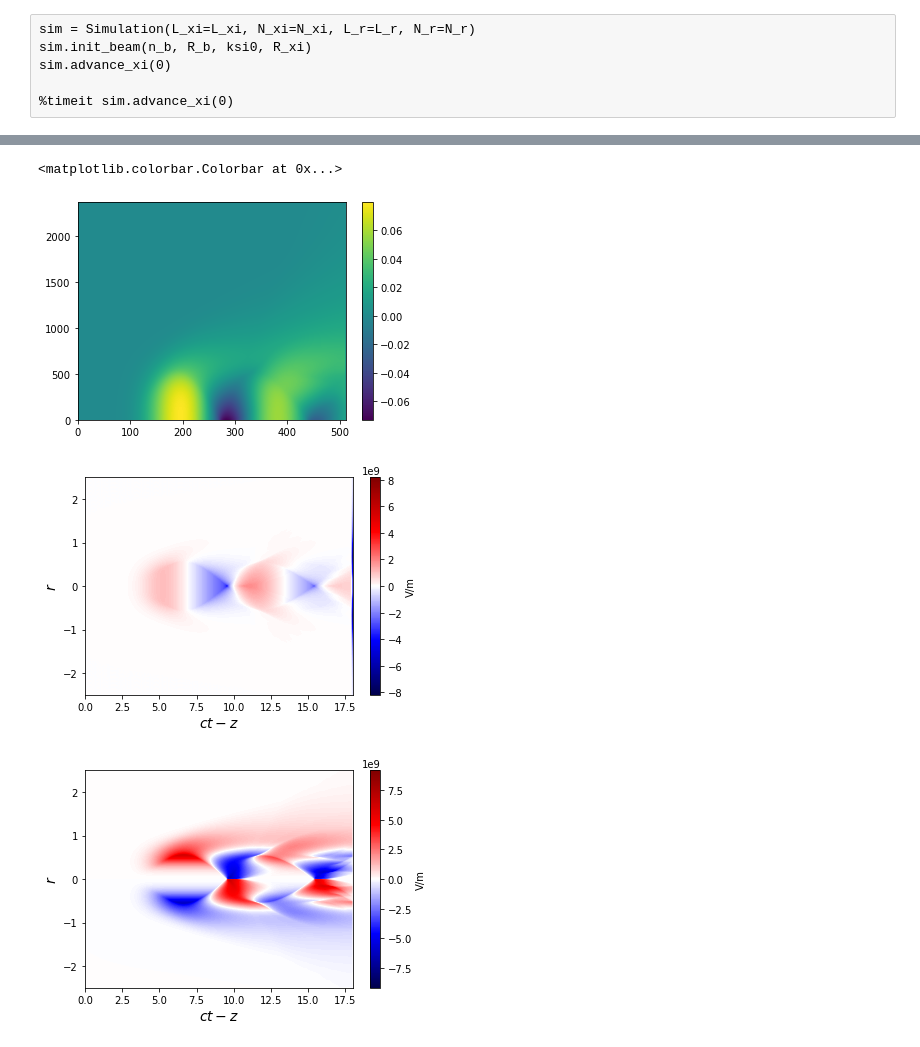
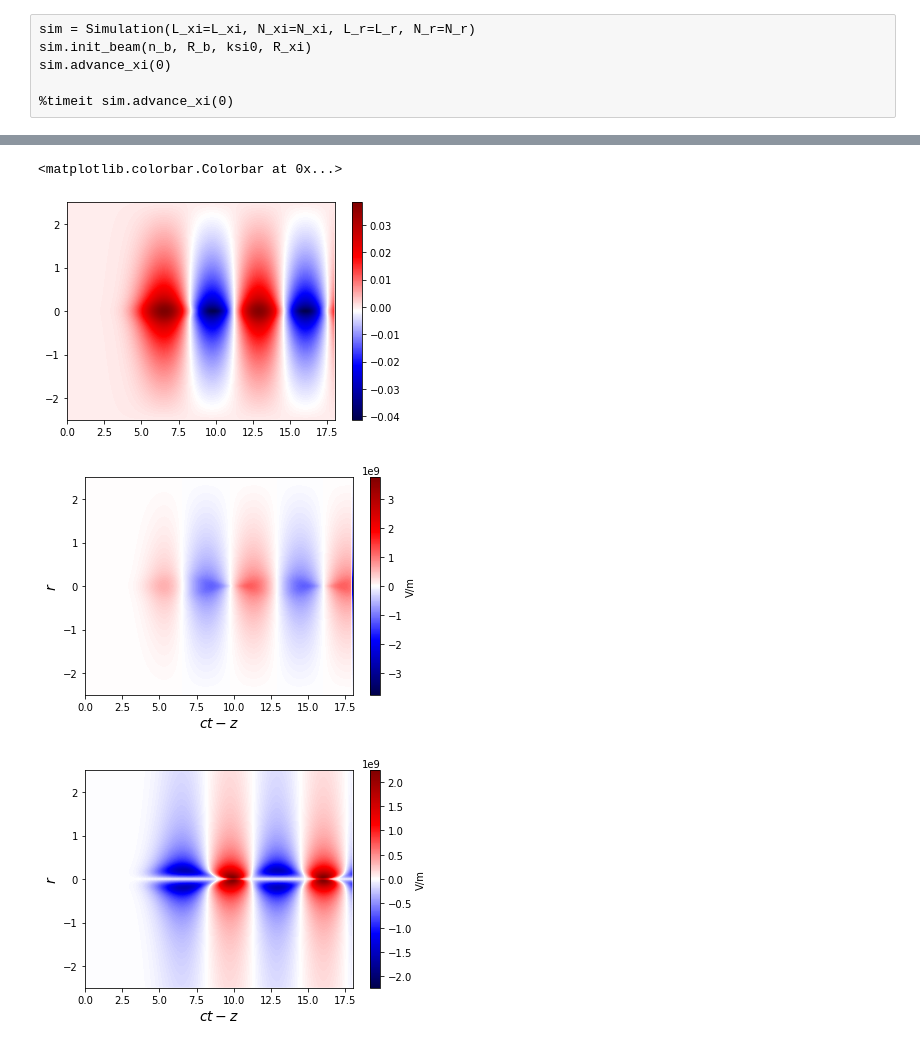
Before and after one commit to viktoriiazakharova/QSA_PWFA, a Jupyter notebook: example/simulation_test_2.ipynb, the cells around one changed output, grey strips where cells are left out. Drawn from its saved outputs; the diff is of its cells as text; code cells hidden in the pictures.

```diff
--- a/example/simulation_test_2.ipynb
+++ b/example/simulation_test_2.ipynb
@@ -27,10 +27,12 @@ Lambda = 0.05)
 """
 
 # Beam
-n_b = 5.
+n_b = 0.8
 R_b = 0.1
 ksi0 = 5
-R_xi = 1
+R_xi = 0.1
+#R_xi = 1
+
 
 # plasma
 L_xi = 18
@@ -38,11 +40,17 @@ L_r = 10.0/4
 
 # grid
 N_xi = 512
+N_r = 512
+
 
 d_xi = L_xi / N_xi
-dr = 0.03 * d_xi
 
-N_r = int(np.ceil(L_r/dr / 4)*4)
-L_r = N_r * dr
+dr = L_r / N_r
+
+#dr = 0.03 * d_xi
+
+
+#N_r = int(np.ceil(L_r/dr / 4)*4)
+#L_r = N_r * dr
 n_b * (2*np.pi)**1.5 * (k_p_inv*R_b)**2 * (k_p_inv*R_xi) * 1e23 * e * 1e12
 # %% [output]
@@ -55,13 +63,20 @@ sim.advance_xi(0)
 %timeit sim.advance_xi(0)
 # %%
 sim = Simulation(L_xi=L_xi, N_xi=N_xi, L_r=L_r, N_r=N_r,
-                 dens_func= lambda r: 1 #np.exp(-0.5 * ((r-0.5)/0.2)**2)
+                 # dens_func= lambda r: 1 #np.exp(-0.5 * ((r-0.5)/0.2)**2)
                 )
 sim.init_beam(n_b, R_b, ksi0, R_xi)
 
 r_xi = np.zeros((sim.N_xi, sim.N_r))
 vz_xi = np.zeros((sim.N_xi, sim.N_r))
 phi_xi = np.zeros((sim.N_xi, sim.N_r))
+dPsi_dr_xi = np.zeros((sim.N_xi, sim.N_r))
+dpsi_dxi_xi = np.zeros((sim.N_xi, sim.N_r))
+d2psi_dxi2_xi = np.zeros((sim.N_xi, sim.N_r))
+
+d2psi_dxi2_numer = np.zeros_like(d2psi_dxi2_xi)
+d2psi_dxi2_num_num = np.zeros_like(d2psi_dxi2_xi)
+
 dAr_dxi_xi = np.zeros((sim.N_xi, sim.N_r))
 force_xi = np.zeros((sim.N_xi, sim.N_r))
 
@@ -69,9 +84,18 @@ r_xi[0] = sim.r
 vz_xi[0] = sim.v_z
 
 for i_xi in tqdm(range(N_xi-1)):
-    sim.advance_xi()
+    sim.advance_xi(correct_Psi=False, correct_vz=False)
     r_xi[i_xi+1] = sim.r
     vz_xi[i_xi+1] = sim.v_z
     phi_xi[i_xi+1] = sim.Psi
     dAr_dxi_xi[i_xi+1] = sim.dAr_dxi
     force_xi[i_xi+1] = sim.F
+    dPsi_dr_xi[i_xi+1] = sim.dPsi_dr
+    dpsi_dxi_xi[i_xi+1] = sim.dpsi_dxi
+    d2psi_dxi2_xi[i_xi+1] = sim.d2psi_dxi2
+# %%
+for i in tqdm(range(N_r-1)):
+    d2psi_dxi2_numer[1:-1, i] = 0.5 *( dpsi_dxi_xi[2:, i]-dpsi_dxi_xi[:-2, i]) / d_xi
+# %%
+for i in tqdm(range(N_r-1)):
+    d2psi_dxi2_num_num[1:-1, i] = (phi_xi[2:, i] + phi_xi[:-2, i] - 2.*phi_xi[1:-1, i])/(d_xi**2)
@@ -189,36 +249,37 @@ for i in tqdm(range(N_xi-1)):
     dphi_dr[i, 1:-1] = 0.5 *( Phi_new[i, 2:]-Phi_new[i, :-2]) / dr
 # %%
 plt.figure()
-plt.imshow(Phi_new.T, origin='lower', aspect='auto')
+psi_ext = np.hstack((Phi_new[:,1:][:,::-1], Phi_new[:,1:]))
+plt.imshow(psi_ext.T, origin='lower', aspect='auto', cmap='seismic', extent=ext)
 plt.colorbar()
 
 plt.figure()
 vmax = 0.6 * np.max(np.abs(dphi_dxi))*field_dim
 
 Ez_ext = np.hstack((dphi_dxi[:,1:][:,::-1], dphi_dxi[:,1:]))
 
 plt.imshow((Ez_ext.T*field_dim), origin='lower',
            cmap='seismic', extent=ext, vmin=-vmax, vmax=vmax,
            aspect='auto')
 
 plt.ylabel(r'$r$', fontsize=14)
 plt.xlabel(r'$ct-z$', fontsize=14)
 
 plt.colorbar(label='V/m')
 
 plt.figure()
 vmax = np.max(np.abs(dphi_dr))*field_dim
 
-dphi_dr_ext = np.hstack((-dphi_dr[:,1:][:,::-1], dphi_dr[:,1:]))
+dphi_dr_ext = np.hstack((-dphi_dr[:,1:][:,::-1], -dphi_dr[:,1:]))
 
 plt.imshow(-dphi_dr_ext.T*field_dim, origin='lower', cmap='seismic',
            vmax=vmax, vmin=-vmax, extent=ext, aspect='auto')
 plt.ylabel(r'$r$', fontsize=14)
 plt.xlabel(r'$ct-z$', fontsize=14)
 
 plt.colorbar(label='V/m')
 # %% [output]
 <matplotlib.colorbar.Colorbar at 0x...>
-[figure, old version]
+[figure, new version]
-[figure, old version]
+[figure, new version]
-[figure, old version]
+[figure, new version]
```
Also changed, not shown: parts of 5 cells of this notebook, 8 other files.
